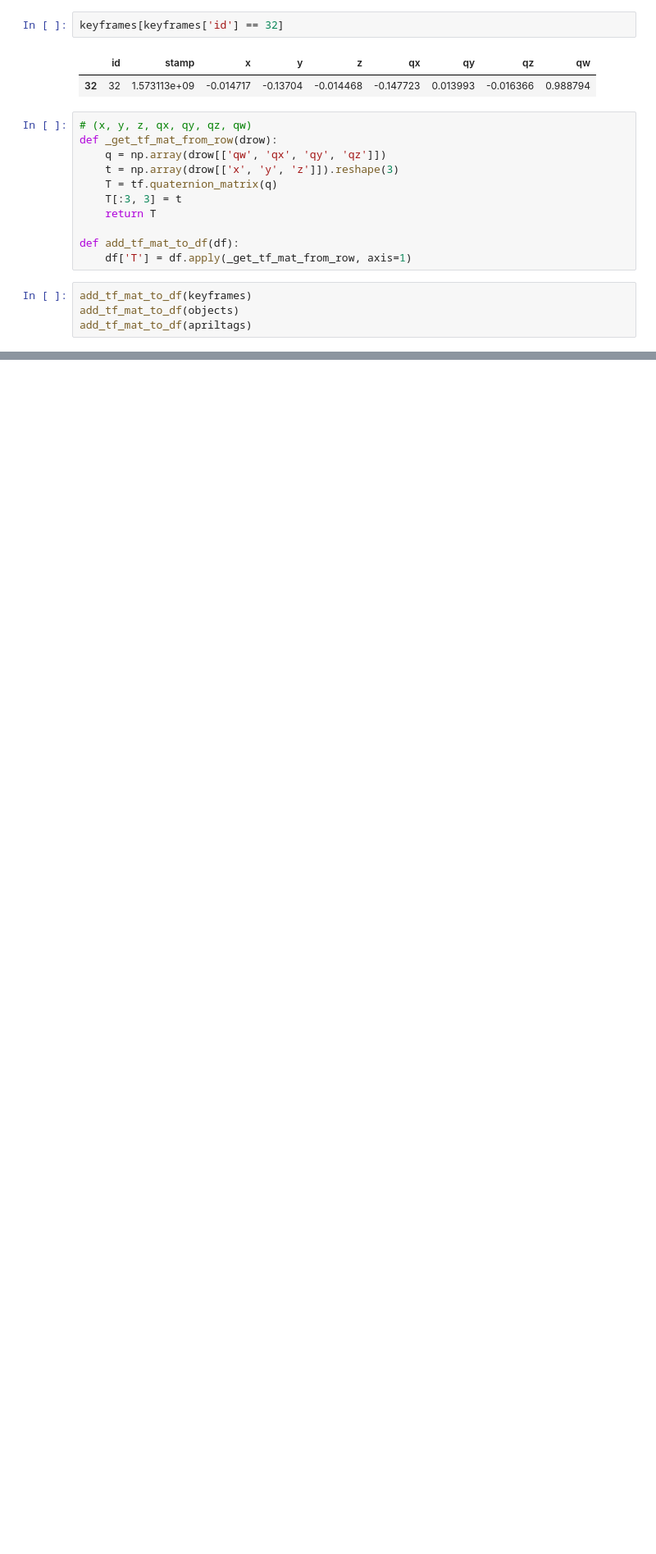
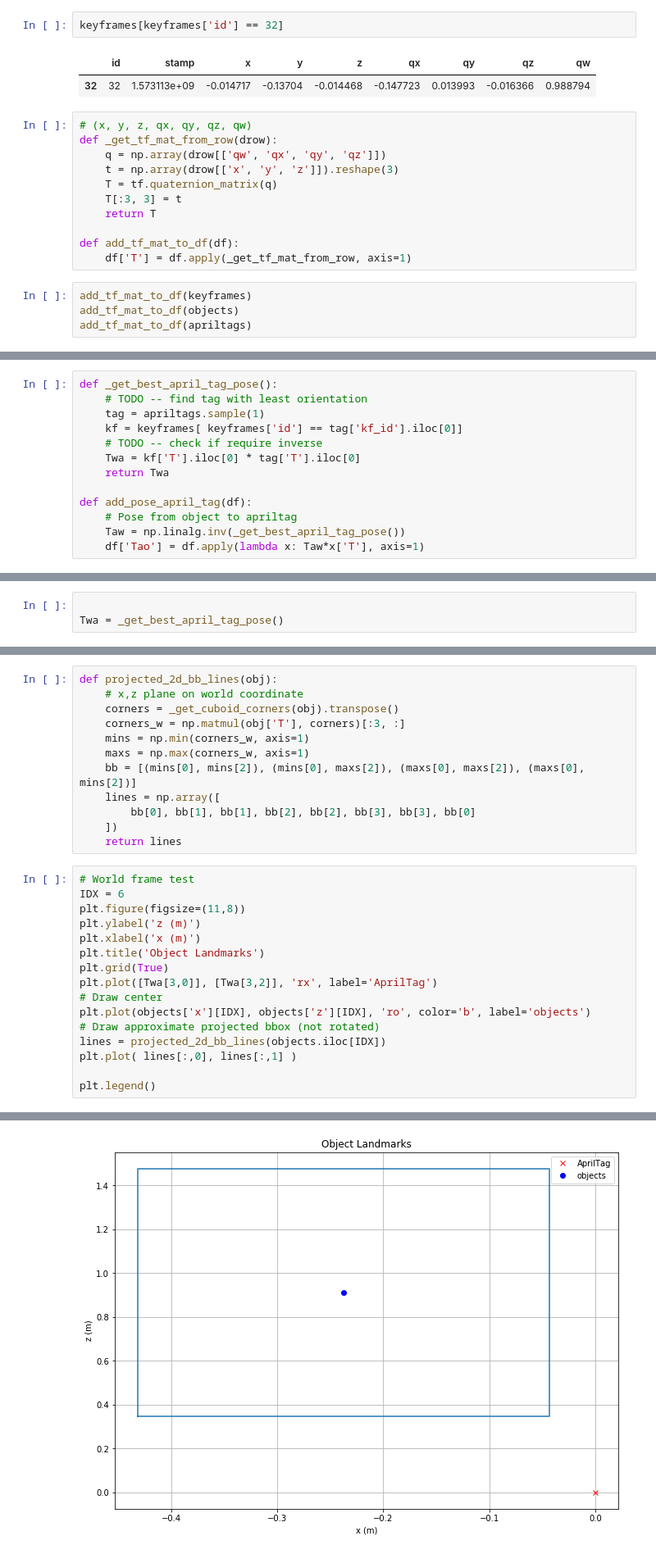
Before and after one commit to kandithws/ORB_SLAM2, a Jupyter notebook: scripts/result_sandox.ipynb, the cells around one changed output, grey strips where cells are left out. Shown: that part at 82% size. Cells and saved outputs as stored; diff of their text form; blank space fills up the shorter version.

```diff
--- a/scripts/result_sandox.ipynb
+++ b/scripts/result_sandox.ipynb
@@ -72,0 +78,13 @@ keyframes
+# %%
+def _get_best_april_tag_pose():
+    # TODO -- find tag with least orientation
+    tag = apriltags.sample(1)
+    kf = keyframes[ keyframes['id'] == tag['kf_id'].iloc[0]]
+    # TODO -- check if require inverse
+    Twa = kf['T'].iloc[0] * tag['T'].iloc[0]
+    return Twa
+
+def add_pose_april_tag(df):
+    # Pose from object to apriltag
+    Taw = np.linalg.inv(_get_best_april_tag_pose())
+    df['Tao'] = df.apply(lambda x: Taw*x['T'], axis=1)
@@ -72,0 +193,3 @@ keyframes
+# %%
+
+Twa = _get_best_april_tag_pose()
@@ -72,0 +205,29 @@ keyframes
+# %%
+def projected_2d_bb_lines(obj):
+    # x,z plane on world coordinate
+    corners = _get_cuboid_corners(obj).transpose()
+    corners_w = np.matmul(obj['T'], corners)[:3, :]
+    mins = np.min(corners_w, axis=1)
+    maxs = np.max(corners_w, axis=1)
+    bb = [(mins[0], mins[2]), (mins[0], maxs[2]), (maxs[0], maxs[2]), (maxs[0], mins[2])]
+    lines = np.array([
+        bb[0], bb[1], bb[1], bb[2], bb[2], bb[3], bb[3], bb[0]
+    ])
+    return lines
+# %%
+# World frame test
+IDX = 6
+plt.figure(figsize=(11,8))
+plt.ylabel('z (m)')
+plt.xlabel('x (m)')
+plt.title('Object Landmarks')
+plt.grid(True)
+plt.plot([Twa[3,0]], [Twa[3,2]], 'rx', label='AprilTag')
+# Draw center
+plt.plot(objects['x'][IDX], objects['z'][IDX], 'ro', color='b', label='objects')
+# Draw approximate projected bbox (not rotated)
+lines = projected_2d_bb_lines(objects.iloc[IDX])
+plt.plot( lines[:,0], lines[:,1] )
+
+plt.legend()
+# %% [output]
@@ -72,0 +235 @@ keyframes
+[figure, added]
```
Also changed, not shown: parts of 33 cells of this notebook, 1 other file.
